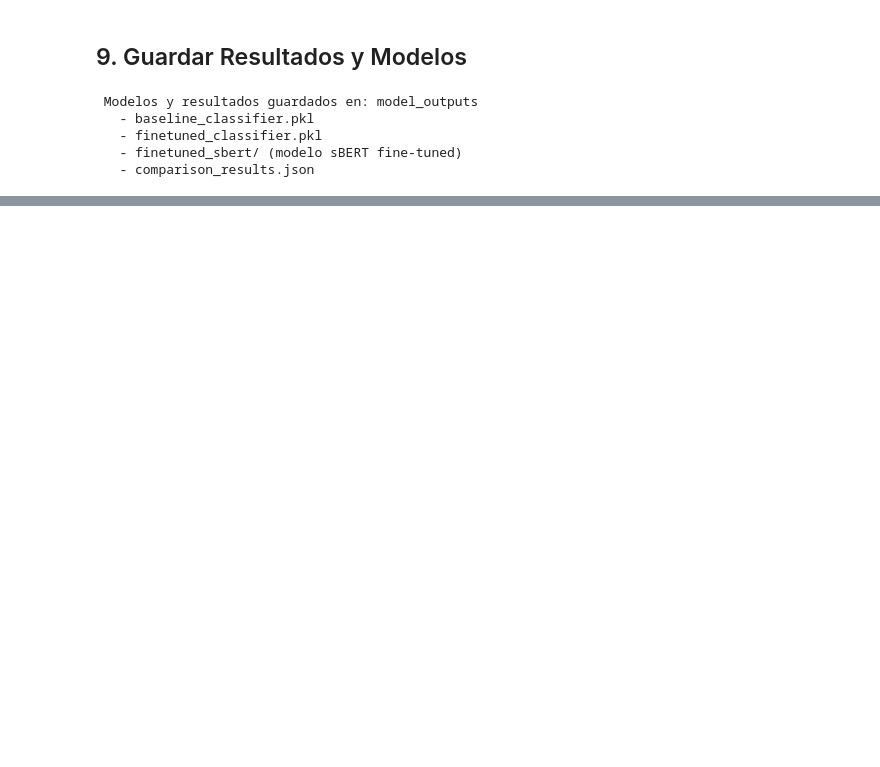
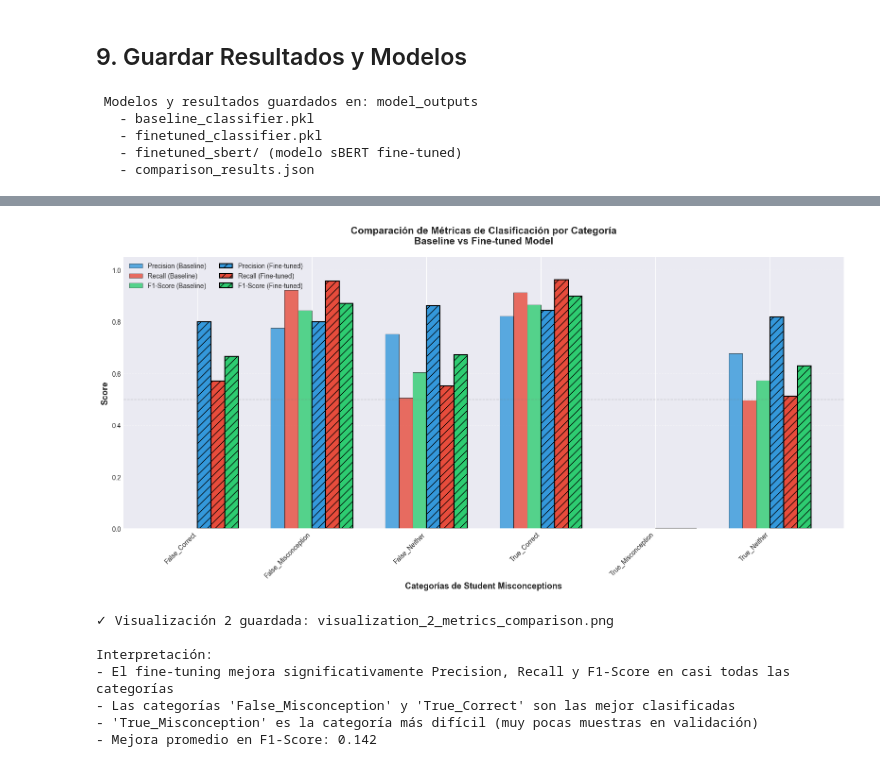
Before and after one commit to Gxrco/DS-Proyecto02, a Jupyter notebook: sBertModel/fine_tuning_comparison.ipynb, the cells around one changed output, grey strips where cells are left out. Saved outputs shown, nothing was run; the diff lists cells and outputs as text; code cells hidden in the pictures; blank space fills up the shorter version.

```diff
--- a/sBertModel/fine_tuning_comparison.ipynb
+++ b/sBertModel/fine_tuning_comparison.ipynb
@@ -459,0 +524,69 @@ print(f"   - comparison_results.json")
+# %%
+### VISUALIZACIÓN 2: Comparación de Métricas por Categoría (Precision, Recall, F1-Score)
+
+from sklearn.metrics import precision_recall_fscore_support
+
+# Calcular métricas por clase
+precision_base, recall_base, f1_base, _ = precision_recall_fscore_support(
+    y_val_base, y_pred_baseline, labels=range(len(label_encoder_category.classes_)), zero_division=0
+)
+precision_ft, recall_ft, f1_ft, _ = precision_recall_fscore_support(
+    y_val_ft, y_pred_finetuned, labels=range(len(label_encoder_category.classes_)), zero_division=0
+)
+
+# Crear visualización
+categories = label_encoder_category.classes_
+x = np.arange(len(categories))
+width = 0.12
+
+fig, ax = plt.subplots(figsize=(16, 8))
+
+# Barras para Baseline
+bars1 = ax.bar(x - width*2.5, precision_base, width, label='Precision (Baseline)',
+               color='#3498db', alpha=0.8, edgecolor='black', linewidth=0.5)
+bars2 = ax.bar(x - width*1.5, recall_base, width, label='Recall (Baseline)',
+               color='#e74c3c', alpha=0.8, edgecolor='black', linewidth=0.5)
+bars3 = ax.bar(x - width*0.5, f1_base, width, label='F1-Score (Baseline)',
+               color='#2ecc71', alpha=0.8, edgecolor='black', linewidth=0.5)
+
+# Barras para Fine-tuned
+bars4 = ax.bar(x + width*0.5, precision_ft, width, label='Precision (Fine-tuned)',
+               color='#3498db', alpha=1.0, edgecolor='black', linewidth=1.5, hatch='//')
+bars5 = ax.bar(x + width*1.5, recall_ft, width, label='Recall (Fine-tuned)',
+               color='#e74c3c', alpha=1.0, edgecolor='black', linewidth=1.5, hatch='//')
+bars6 = ax.bar(x + width*2.5, f1_ft, width, label='F1-Score (Fine-tuned)',
+               color='#2ecc71', alpha=1.0, edgecolor='black', linewidth=1.5, hatch='//')
+
+# Configuración del gráfico
+ax.set_xlabel('Categorías de Student Misconceptions', fontsize=13, fontweight='bold')
+ax.set_ylabel('Score', fontsize=13, fontweight='bold')
+ax.set_title('Comparación de Métricas de Clasificación por Categoría\nBaseline vs Fine-tuned Model',
+             fontsize=15, fontweight='bold', pad=20)
+ax.set_xticks(x)
+ax.set_xticklabels(categories, rotation=45, ha='right')
+ax.legend(loc='upper left', ncol=2, framealpha=0.9)
+ax.grid(axis='y', alpha=0.3, linestyle='--')
+ax.set_ylim(0, 1.05)
+
+# Añadir línea horizontal en 0.5 como referencia
+ax.axhline(y=0.5, color='gray', linestyle='--', linewidth=1, alpha=0.5, label='Random Baseline')
+
+plt.tight_layout()
+plt.savefig(OUTPUT_DIR / 'visualization_2_metrics_comparison.png', dpi=300, bbox_inches='tight')
+plt.show()
+
+print("✓ Visualización 2 guardada: visualization_2_metrics_comparison.png")
+print("\nInterpretación:")
+print("- El fine-tuning mejora significativamente Precision, Recall y F1-Score en casi todas las categorías")
+print("- Las categorías 'False_Misconception' y 'True_Correct' son las mejor clasificadas")
+print("- 'True_Misconception' es la categoría más difícil (muy pocas muestras en validación)")
+print(f"- Mejora promedio en F1-Score: {(np.mean(f1_ft) - np.mean(f1_base)):.3f}")
+# %% [output]
+[figure, added]
+✓ Visualización 2 guardada: visualization_2_metrics_comparison.png
+
+Interpretación:
+- El fine-tuning mejora significativamente Precision, Recall y F1-Score en casi todas las categorías
+- Las categorías 'False_Misconception' y 'True_Correct' son las mejor clasificadas
+- 'True_Misconception' es la categoría más difícil (muy pocas muestras en validación)
+- Mejora promedio en F1-Score: 0.142
```
Also changed, not shown: parts of 11 cells of this notebook, 12 other files.
